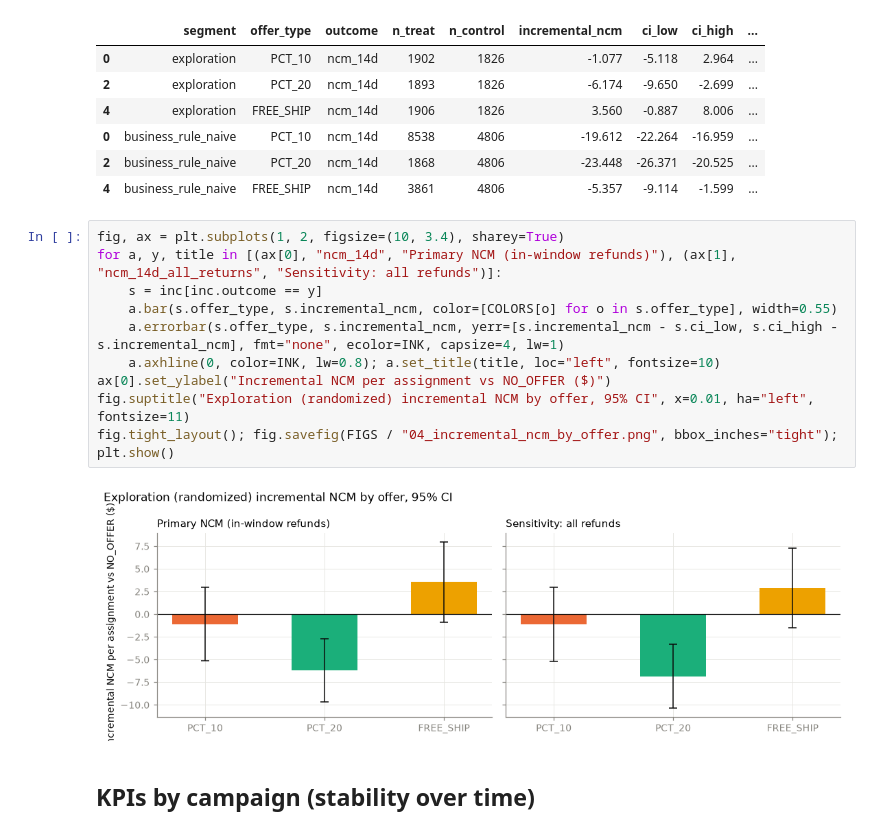
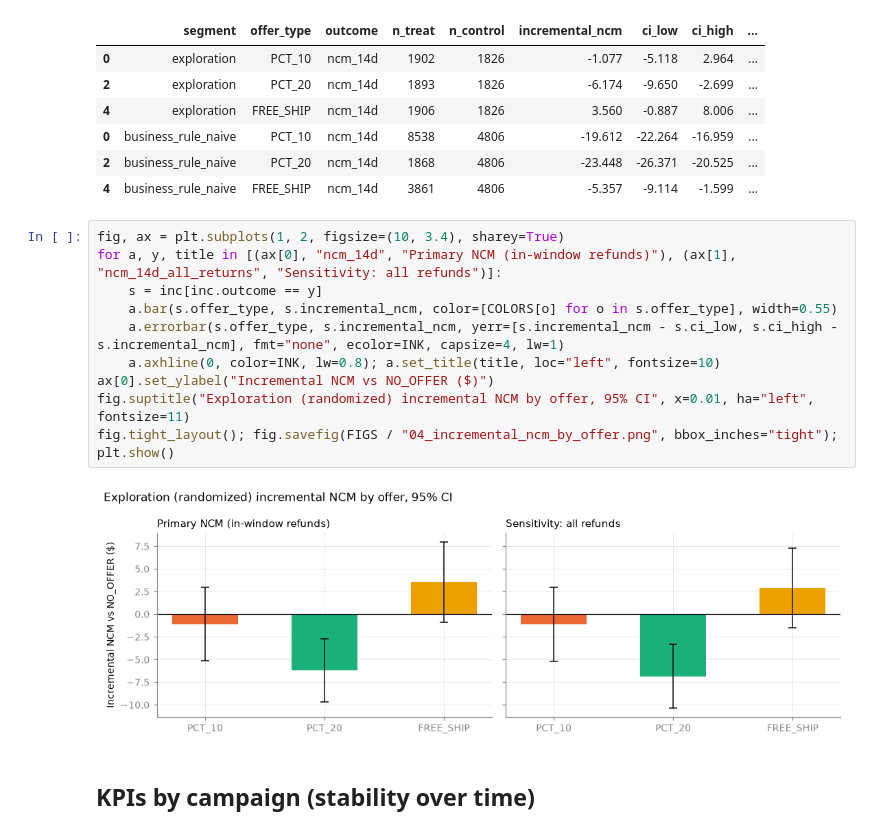
Before and after one commit to Xingyao0508/Capstone, a Jupyter notebook: notebooks/04_business_analysis.ipynb, the cells around one changed output. Drawn from its saved outputs; the diff is of its cells as text.

```diff
--- a/notebooks/04_business_analysis.ipynb
+++ b/notebooks/04_business_analysis.ipynb
@@ -132,15 +132,15 @@ inc_tbl[inc_tbl.outcome == "ncm_14d"]
 # %%
 fig, ax = plt.subplots(1, 2, figsize=(10, 3.4), sharey=True)
 for a, y, title in [(ax[0], "ncm_14d", "Primary NCM (in-window refunds)"), (ax[1], "ncm_14d_all_returns", "Sensitivity: all refunds")]:
     s = inc[inc.outcome == y]
     a.bar(s.offer_type, s.incremental_ncm, color=[COLORS[o] for o in s.offer_type], width=0.55)
     a.errorbar(s.offer_type, s.incremental_ncm, yerr=[s.incremental_ncm - s.ci_low, s.ci_high - s.incremental_ncm], fmt="none", ecolor=INK, capsize=4, lw=1)
     a.axhline(0, color=INK, lw=0.8); a.set_title(title, loc="left", fontsize=10)
-ax[0].set_ylabel("Incremental NCM per assignment vs NO_OFFER ($)")
+ax[0].set_ylabel("Incremental NCM vs NO_OFFER ($)")
 fig.suptitle("Exploration (randomized) incremental NCM by offer, 95% CI", x=0.01, ha="left", fontsize=11)
 fig.tight_layout(); fig.savefig(FIGS / "04_incremental_ncm_by_offer.png", bbox_inches="tight"); plt.show()
 # %% [output]
-[figure, old version]
+[figure, new version]
 # %% [markdown]
 ## KPIs by campaign (stability over time)
 # %%
```
Also changed, not shown: 52 other files.
